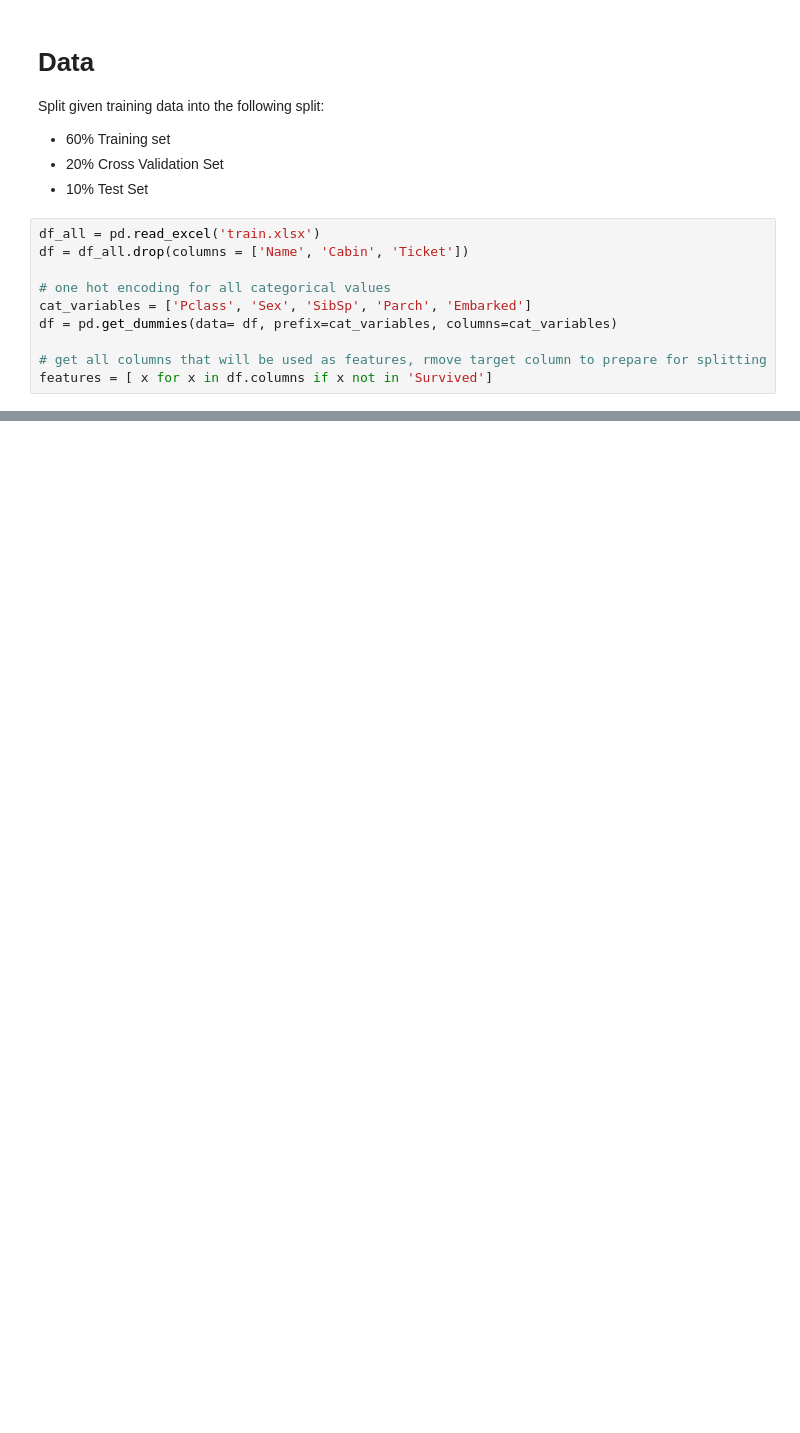
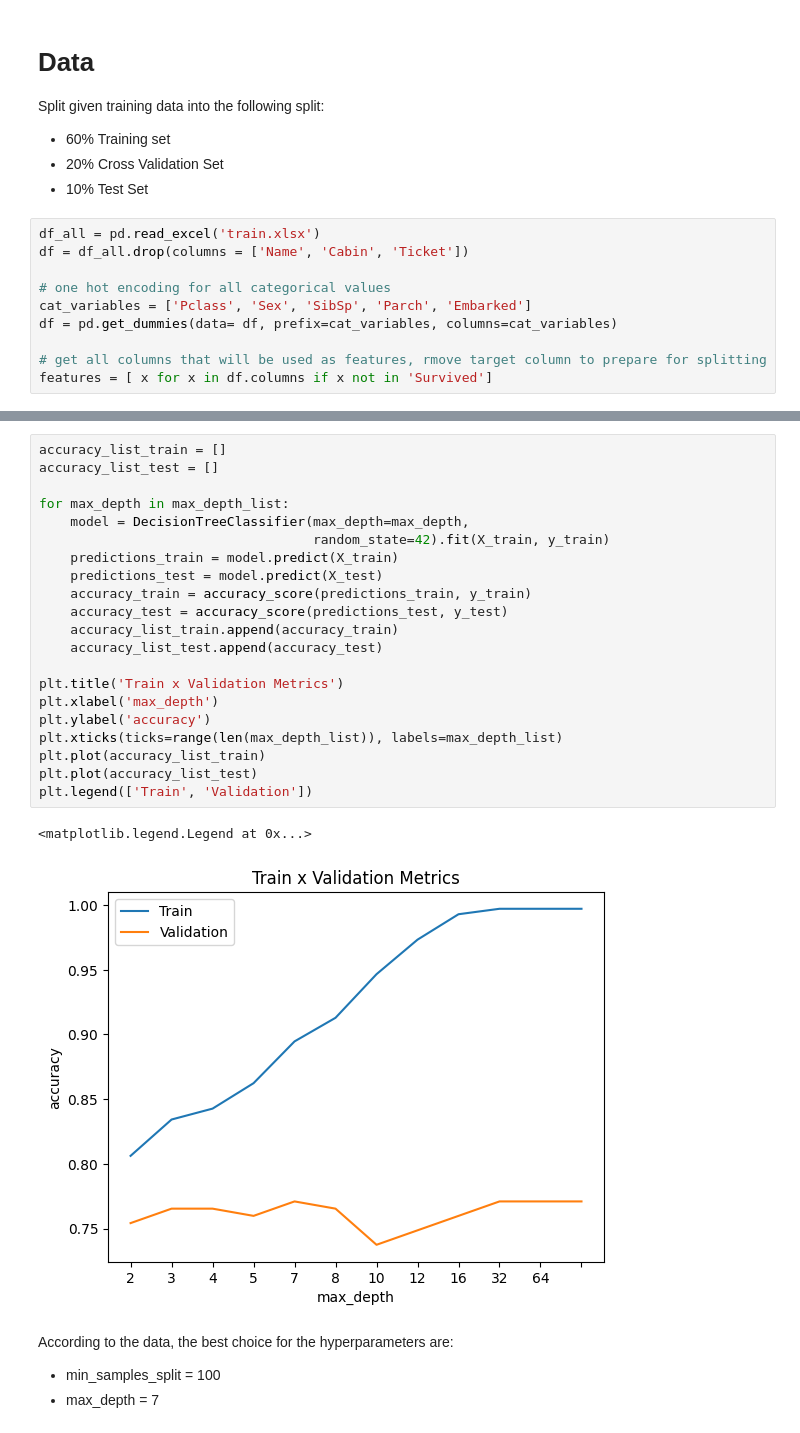
Before and after one commit to bethanysantos/Kaggle--Titanic-Challenge, a Jupyter notebook: titanic model training.ipynb, the cells around one changed output, grey strips where cells are left out. Saved outputs shown, nothing was run; the diff lists cells and outputs as text; blank space fills up the shorter version.

```diff
--- a/titanic model training.ipynb
+++ b/titanic model training.ipynb
@@ -28,0 +115,28 @@ X_train, X_test, y_train, y_test = train_test_split(df[features], df['Survived']
+# %%
+accuracy_list_train = []
+accuracy_list_test = []
+
+for max_depth in max_depth_list:
+    model = DecisionTreeClassifier(max_depth=max_depth,
+                                   random_state=42).fit(X_train, y_train)
+    predictions_train = model.predict(X_train)
+    predictions_test = model.predict(X_test)
+    accuracy_train = accuracy_score(predictions_train, y_train)
+    accuracy_test = accuracy_score(predictions_test, y_test)
+    accuracy_list_train.append(accuracy_train)
+    accuracy_list_test.append(accuracy_test)
+
+plt.title('Train x Validation Metrics')
+plt.xlabel('max_depth')
+plt.ylabel('accuracy')
+plt.xticks(ticks=range(len(max_depth_list)), labels=max_depth_list)
+plt.plot(accuracy_list_train)
+plt.plot(accuracy_list_test)
+plt.legend(['Train', 'Validation'])
+# %% [output]
+<matplotlib.legend.Legend at 0x...>
+[figure, added]
+# %% [markdown]
+According to the data, the best choice for the hyperparameters are:
+- min_samples_split = 100
+- max_depth = 7
```
Also changed, not shown: parts of 5 cells of this notebook.
